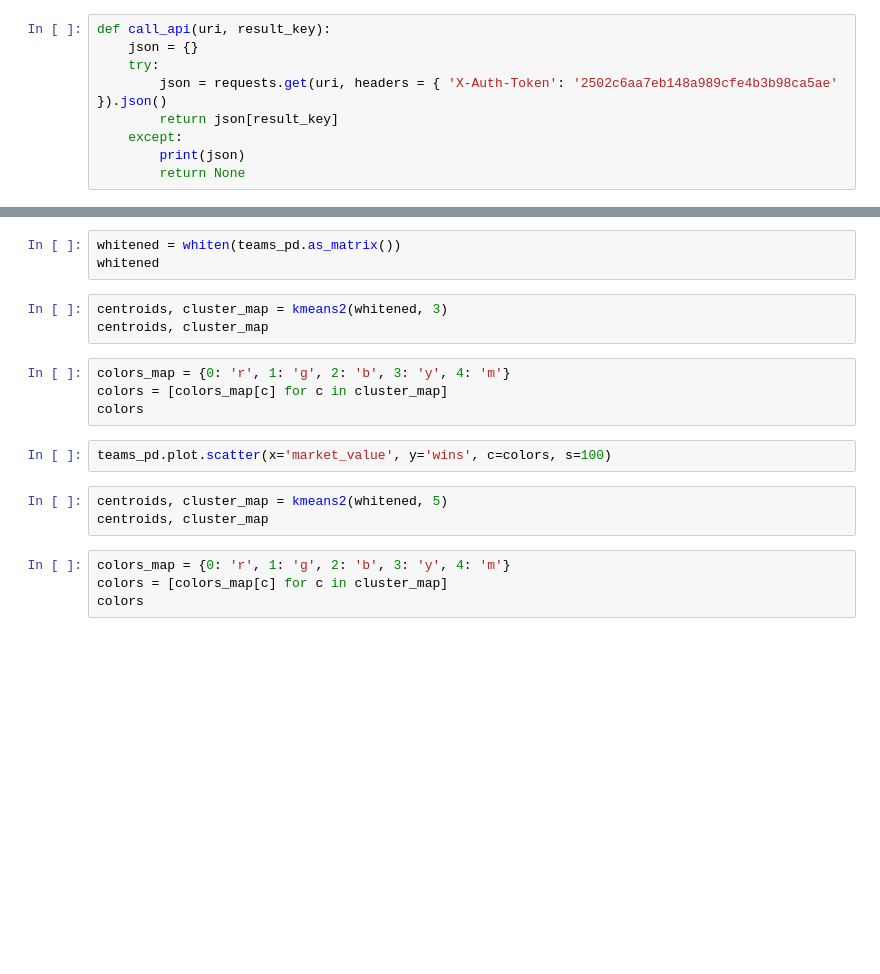
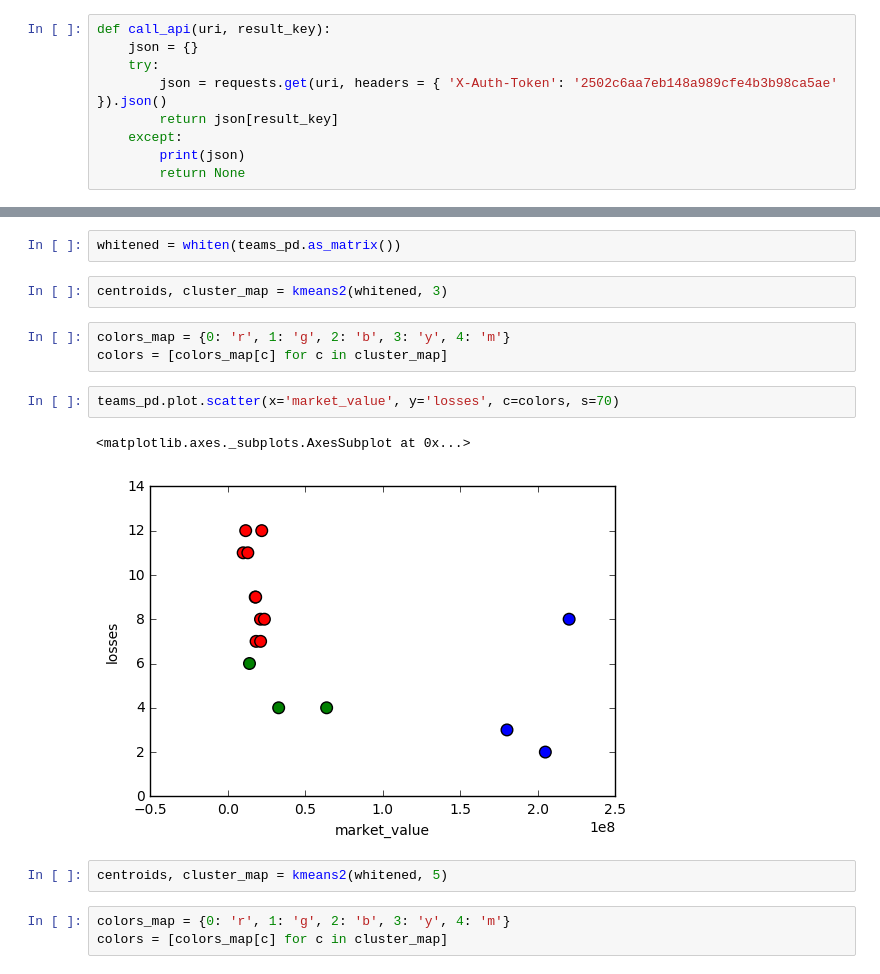
Before and after one commit to tayavalieva/python-netology, a Jupyter notebook: k-means/k-means.ipynb, the cells around one changed output, grey strips where cells are left out. Drawn from its saved outputs; the diff is of its cells as text; blank space fills up the shorter version.

Commit message:
K-means, clusters building

```diff
--- a/k-means/k-means.ipynb
+++ b/k-means/k-means.ipynb
@@ -72,20 +108,18 @@ teams_pd
 # %%
 whitened = whiten(teams_pd.as_matrix())
-whitened
 # %%
 centroids, cluster_map = kmeans2(whitened, 3)
-centroids, cluster_map
 # %%
 colors_map = {0: 'r', 1: 'g', 2: 'b', 3: 'y', 4: 'm'}
 colors = [colors_map[c] for c in cluster_map]
-colors
 # %%
-teams_pd.plot.scatter(x='market_value', y='wins', c=colors, s=100)
+teams_pd.plot.scatter(x='market_value', y='losses', c=colors, s=70)
+# %% [output]
+<matplotlib.axes._subplots.AxesSubplot at 0x...>
+[figure, added]
 # %%
 centroids, cluster_map = kmeans2(whitened, 5)
-centroids, cluster_map
 # %%
 colors_map = {0: 'r', 1: 'g', 2: 'b', 3: 'y', 4: 'm'}
 colors = [colors_map[c] for c in cluster_map]
-colors
 # %%
```
Also changed, not shown: parts of 8 cells of this notebook.
